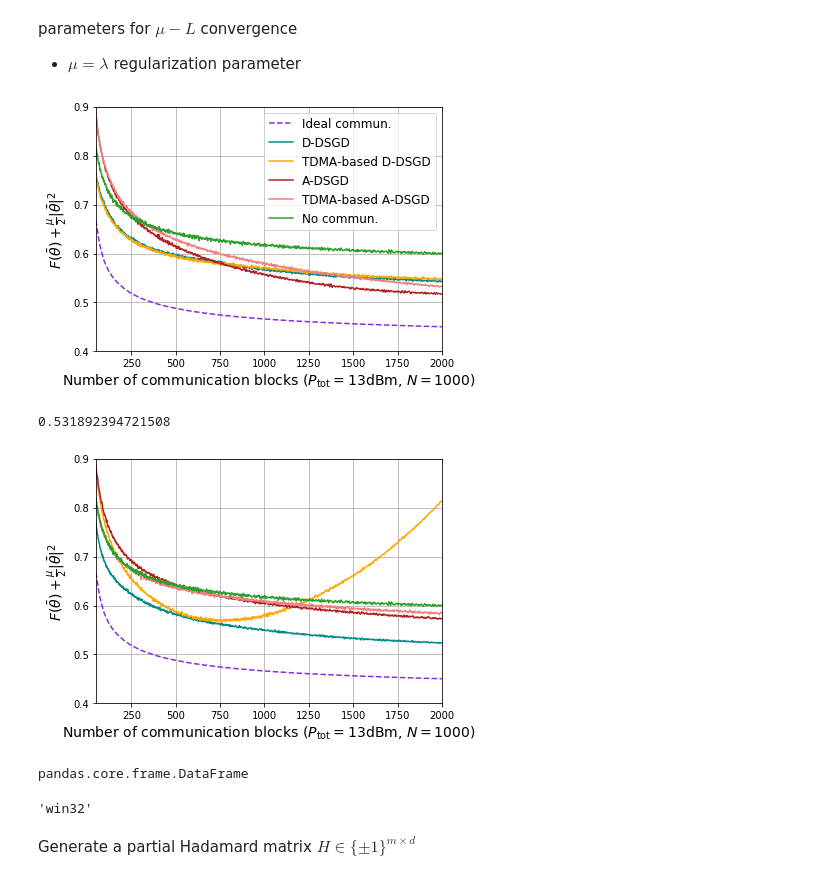
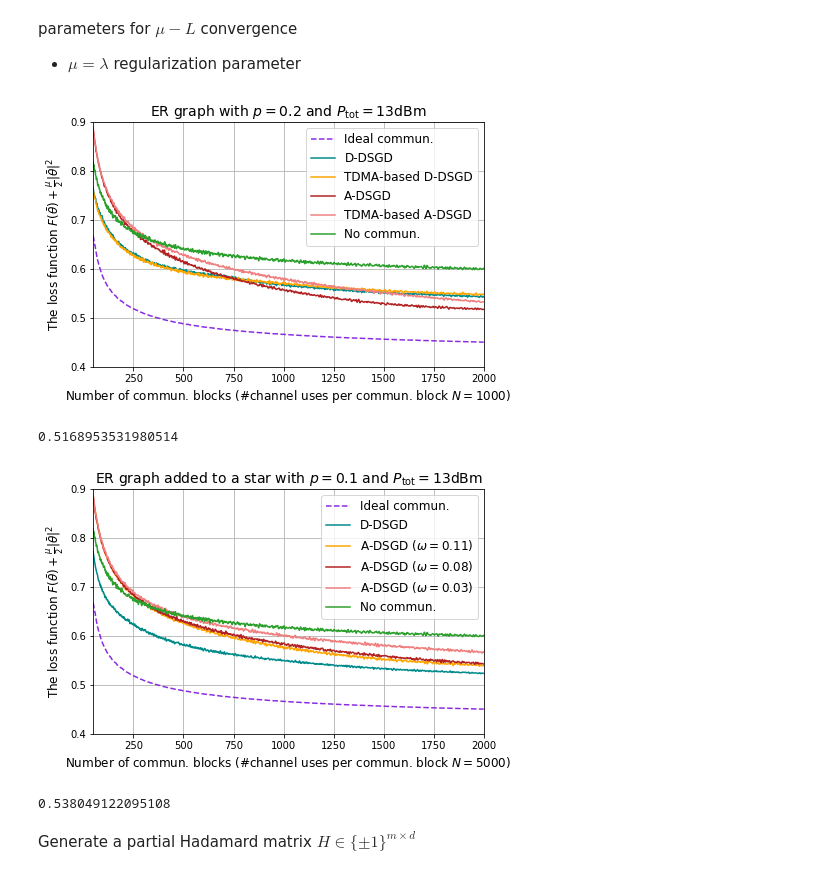
Before and after one commit to Fuzzy-Face/JSAC_FL, a Jupyter notebook: temp.ipynb, the cells around one changed output. Drawn from its saved outputs; the diff is of its cells as text; code cells hidden in the pictures.

```diff
--- a/temp.ipynb
+++ b/temp.ipynb
@@ -133,7 +133,7 @@ losseses = pickle.load( open('../repo_jv/data/losseses_local_eta0_2.00.pkl', 'rb
 losseses = np.array(losseses)
 df0 = pd.DataFrame(losseses[0], columns = ['Device_{}'.format(i + 1) for i in range(K)] )
 # %%
-fig, ax = plt.subplots(figsize = (6.2,4.5))
+fig, ax = plt.subplots(figsize = (7.0,4.5))
 df1.rolling(window = 5).mean().mean(axis = 1).plot(style = '--', color = 'blueviolet', label = 'Ideal commun.')
 df5.rolling(window = 5).mean().mean(axis = 1).plot(color = 'darkcyan', label = 'D-DSGD')
 df6.rolling(window = 5).mean().mean(axis = 1).plot(color = 'orange', label = 'TDMA-based D-DSGD')
@@ -141,21 +141,21 @@ df3.rolling(window = 5).mean().mean(axis = 1).plot(color = 'firebrick', label =
 df4.rolling(window = 5).mean().mean(axis = 1).plot(color = 'lightcoral', label = 'TDMA-based A-DSGD')
 df0.rolling(window = 5).mean().mean(axis = 1).plot(color = 'tab:green', label = 'No commun.')
 
-plt.xlabel(r'Number of communication blocks ($P_{\rm tot} = 13$dBm, $N = 1000$)', fontsize = 14)
-plt.ylabel(r'$F(\bar{\theta}) + \frac{\mu}{2}\|\bar{\theta}\|^2$', fontsize = 14)
-# plt.title(r'$\lambda_2(L) = 8$')
+plt.xlabel(r'Number of commun. blocks (#channel uses per commun. block $N = 1000$)', fontsize = 12)
+plt.ylabel(r'The loss function $F(\bar{\theta}) + \frac{\mu}{2}\|\bar{\theta}\|^2$', fontsize = 12)
+plt.title(r'ER graph with $p = 0.2$ and $P_{\rm tot} = 13$dBm', fontsize = 14)
 plt.xlim((50, 2000))
 plt.ylim((0.4, 0.90))
 plt.grid()
 plt.legend(loc = 'upper right', fontsize = 12)
-# plt.savefig('C:/Users/Helen/documents/visiting_research@KCL/D2D_DSGD/repo_jv/fig/comp_loss_vs_commun_small_N.pdf',format='pdf', dpi=600)
-plt.show()
+plt.savefig('C:/Users/Helen/documents/visiting_research@KCL/D2D_DSGD/repo_jv/fig/comp_loss_vs_commun_small_N.pdf',format='pdf', dpi=600)
+# plt.show()
 # %% [output]
-[figure, old version]
+[figure, new version]
 # %%
-df4.rolling(window = 5).mean().mean(axis = 1).min()
+df3.rolling(window = 5).mean().mean(axis = 1).min()
 # %% [output]
-0.531892394721508
+0.5168953531980514
 # %%
 # For an ER graph of connectivity probability of p = 0.10 generated based on a STAR
 # standard DSGD
@@ -167,15 +167,15 @@ losseses = pickle.load( open('../repo_jv/data/losseses_SCHEME_3_eta0_2.00_zeta0_
 losseses = np.array(losseses)
 df5 = pd.DataFrame(losseses[0], columns = ['Device_{}'.format(i + 1) for i in range(K)] )
 # digital implementation of DSGD with TDMA
-losseses = pickle.load( open('../repo_jv/data/losseses_SCHEME_5_eta0_1.00_zeta0_0.0100_rho_a_20.0_star-based_p_0.10_med_N.pkl', 'rb') )
+losseses = pickle.load( open('../repo_jv/data/losseses_SCHEME_5_eta0_1.00_zeta0_0.0100_rho_a_5.0_star-based_p_0.10_med_N.pkl', 'rb') )
 losseses = np.array(losseses)
 df6 = pd.DataFrame(losseses[0], columns = ['Device_{}'.format(i + 1) for i in range(K)] )
 # analog implementation of DSGD with the sequential scheduling (obtain the smalliest #slots)
-losseses = pickle.load( open('../repo_jv/data/losseses_SCHEME_5_eta0_1.00_zeta0_0.0100_rho_a_1.0_star-based_p_0.10_med_N.pkl', 'rb') )
+losseses = pickle.load( open('../repo_jv/data/losseses_SCHEME_5_M_8_eta0_1.00_zeta0_0.0100_rho_a_5.0_star-based_p_0.10_med_N.pkl', 'rb') )
 losseses = np.array(losseses)
 df3 = pd.DataFrame(losseses[0], columns = ['Device_{}'.format(i + 1) for i in range(K)] )
 # analog implementation of DSGD with TDMA (obtain the largest #slots)
-losseses = pickle.load( open('../repo_jv/data/losseses_SCHEME_5_eta0_2.00_zeta0_0.0100_rho_a_1.0_star-based_p_0.10_med_N.pkl', 'rb') )
+losseses = pickle.load( open('../repo_jv/data/losseses_SCHEME_6_eta0_1.00_zeta0_0.0100_rho_a_5.0_star-based_p_0.10_med_N.pkl', 'rb') )
 losseses = np.array(losseses)
 df4 = pd.DataFrame(losseses[0], columns = ['Device_{}'.format(i + 1) for i in range(K)] )
 # independent training w/o communications
@@ -183,34 +183,32 @@ losseses = pickle.load( open('../repo_jv/data/losseses_local_eta0_2.00.pkl', 'rb
 losseses = np.array(losseses)
 df0 = pd.DataFrame(losseses[0], columns = ['Device_{}'.format(i + 1) for i in range(K)] )
 # %%
-fig, ax = plt.subplots(figsize = (6.2,4.5))
+fig, ax = plt.subplots(figsize = (7.0,4.5))
 df1.rolling(window = 5).mean().mean(axis = 1).plot(style = '--', color = 'blueviolet', label = 'Ideal commun.')
 df5.rolling(window = 5).mean().mean(axis = 1).plot(color = 'darkcyan', label = 'D-DSGD')
-df6.rolling(window = 5).mean().mean(axis = 1).plot(color = 'orange')
-df3.rolling(window = 5).mean().mean(axis = 1).plot(color = 'firebrick')
-df4.rolling(window = 5).mean().mean(axis = 1).plot(color = 'lightcoral')
+df6.rolling(window = 5).mean().mean(axis = 1).plot(color = 'orange', label = r'A-DSGD ($\omega = 0.11$)')
+df3.rolling(window = 5).mean().mean(axis = 1).plot(color = 'firebrick', label = r'A-DSGD ($\omega = 0.08$)')
+df4.rolling(window = 5).mean().mean(axis = 1).plot(color = 'lightcoral', label = r'A-DSGD ($\omega = 0.03$)')
 df0.rolling(window = 5).mean().mean(axis = 1).plot(color = 'tab:green', label = 'No commun.')
 
-plt.xlabel(r'Number of communication blocks ($P_{\rm tot} = 13$dBm, $N = 1000$)', fontsize = 14)
-plt.ylabel(r'$F(\bar{\theta}) + \frac{\mu}{2}\|\bar{\theta}\|^2$', fontsize = 14)
-# plt.title(r'$\lambda_2(L) = 8$')
+plt.xlabel(r'Number of commun. blocks (#channel uses per commun. block $N = 5000$)', fontsize = 12)
+plt.ylabel(r'The loss function $F(\bar{\theta}) + \frac{\mu}{2}\|\bar{\theta}\|^2$', fontsize = 12)
+plt.title(r'ER graph added to a star with $p = 0.1$ and $P_{\rm tot} = 13$dBm', fontsize = 14)
 plt.xlim((50, 2000))
 plt.ylim((0.4, 0.90))
 plt.grid()
 
-# plt.savefig('C:/Users/Helen/documents/visiting_research@KCL/D2D_DSGD/repo_jv/fig/comp_loss_vs_commun_small_N.pdf',format='pdf', dpi=600)
+plt.legend(loc = 'upper right', fontsize = 12)
+# plt.savefig('C:/Users/Helen/documents/visiting_research@KCL/D2D_DSGD/repo_jv/fig/comp_loss_vs_commun_star-based_med_N.pdf',format='pdf', dpi=600)
+plt.show()
 # %% [output]
-[figure, old version]
+[figure, new version]
-# %%
-type(df5)
-# %% [output]
-pandas.core.frame.DataFrame
+# %%
+df6.rolling(window = 5).mean().mean(axis = 1).min()
+# %% [output]
+0.538049122095108
 # %%
 import sys
-# %%
-sys.platform
-# %% [output]
-'win32'
 # %% [markdown]
 Generate a partial Hadamard matrix $H \in \{\pm 1\}^{m\times d}$
 # %%
```
Also changed, not shown: parts of 1 cell of this notebook, 4 other files.
